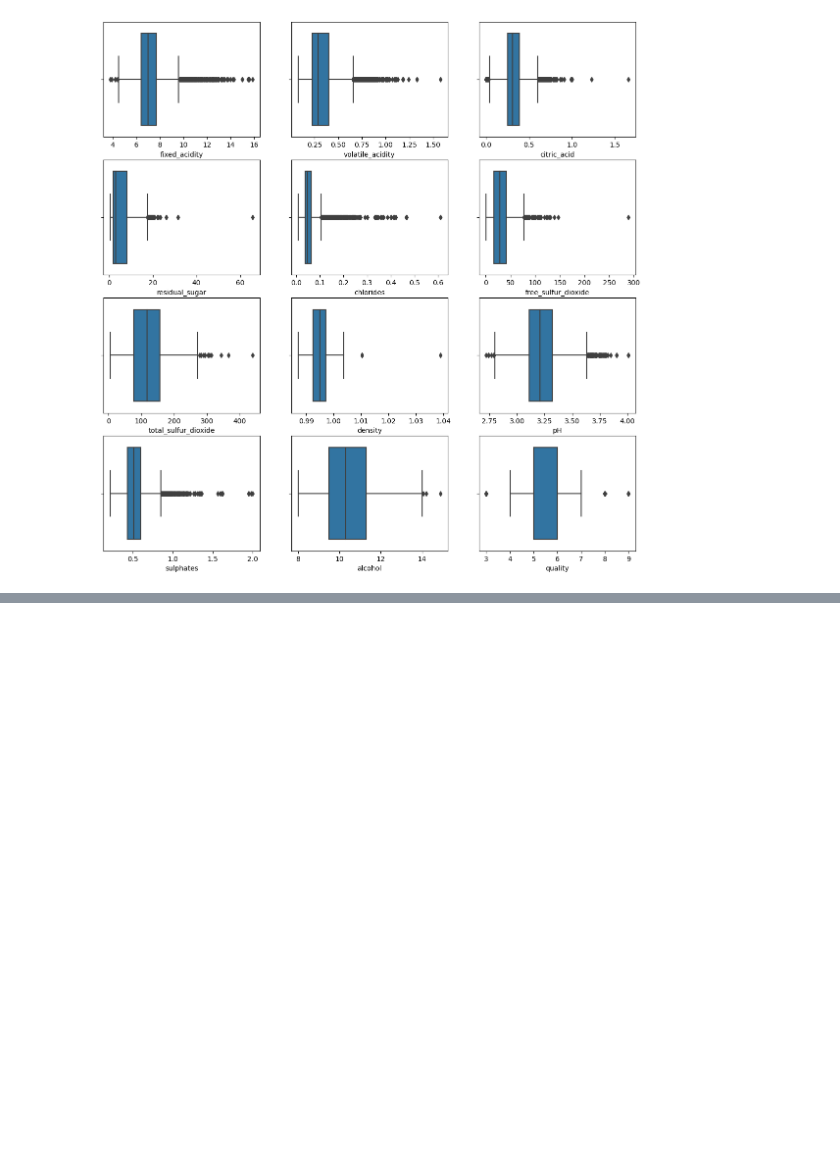
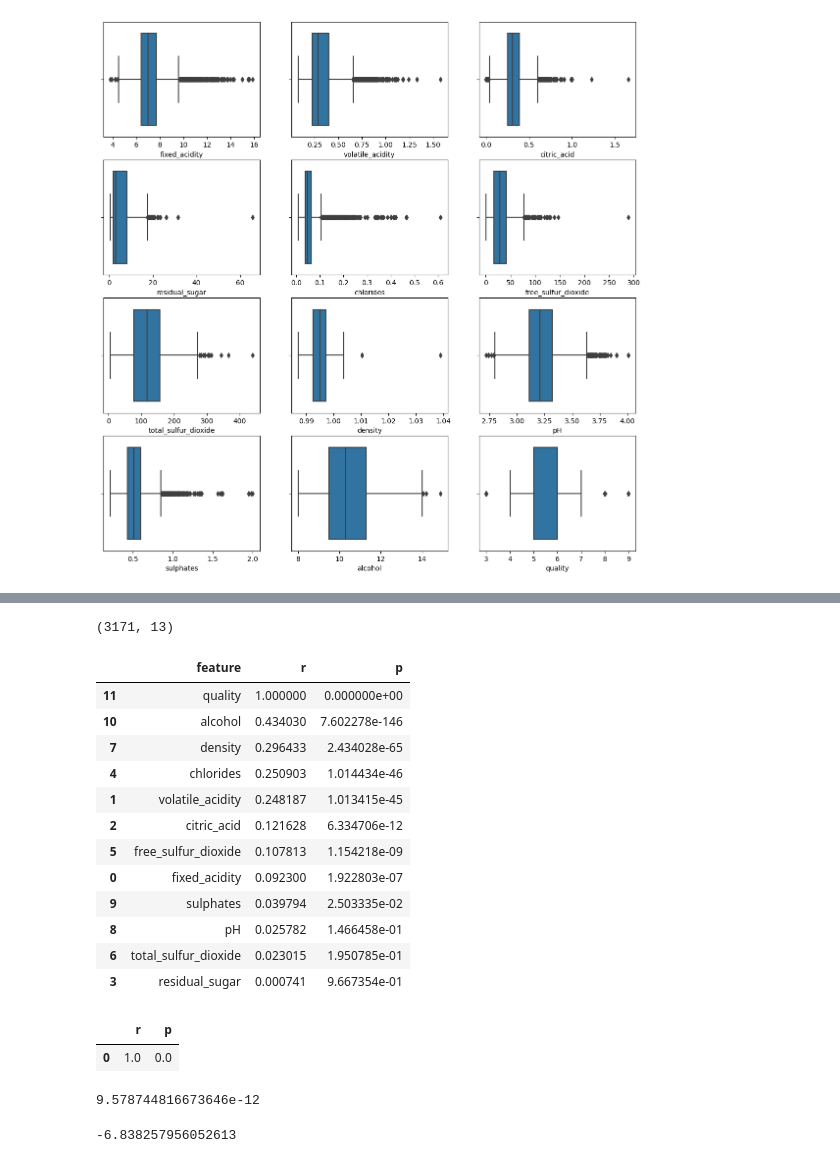
Before and after one commit to pagelwine/wine_project, a Jupyter notebook: wilson-scratch.ipynb, the cells around one changed output, grey strips where cells are left out. Saved outputs shown, nothing was run; the diff lists cells and outputs as text; code cells hidden in the pictures; blank space fills up the shorter version.

```diff
--- a/wilson-scratch.ipynb
+++ b/wilson-scratch.ipynb
@@ -51,2 +12,0 @@ red.head()
-# %%
-wines = pd.concat([white, red], axis=0)
@@ -119,6 +64,5 @@ for i, col in enumerate(wines.drop(columns='wine_type')):
 plt.show()
 # %% [output]
 [figure]
-# %%
-for col in wines.select_dtypes(include='number'):
-    col = col.
+# %%
+wines = w.prepare_data(wines)
@@ -124,0 +86,6 @@ for col in wines.select_dtypes(include='number'):
+# %%
+train, validate, test = w.split_data(wines)
+# %%
+train.shape
+# %% [output]
+(3171, 13)
@@ -124,0 +94,29 @@ for col in wines.select_dtypes(include='number'):
+# %%
+corr_df = pd.DataFrame({'feature': [],
+                        'r': [],
+                       'p': []})
+
+for i, col in enumerate(train.drop(columns='wine_type')):
+    r, p = stats.pearsonr(train[col], train['quality'])
+    corr_df.loc[i] = [col, abs(r), p]
+
+corr_df.sort_values(by='r', ascending=False)
+# %% [output]
+|  | feature | r | p |
+| 11 | quality | 1.000000 | 0.000000e+00 |
+| 10 | alcohol | 0.434030 | 7.602278e-146 |
+| 7 | density | 0.296433 | 2.434028e-65 |
+| 4 | chlorides | 0.250903 | 1.014434e-46 |
+| 1 | volatile_acidity | 0.248187 | 1.013415e-45 |
+| 2 | citric_acid | 0.121628 | 6.334706e-12 |
+| 5 | free_sulfur_dioxide | 0.107813 | 1.154218e-09 |
+| 0 | fixed_acidity | 0.092300 | 1.922803e-07 |
+| 9 | sulphates | 0.039794 | 2.503335e-02 |
+| 8 | pH | 0.025782 | 1.466458e-01 |
+| 6 | total_sulfur_dioxide | 0.023015 | 1.950785e-01 |
+| 3 | residual_sugar | 0.000741 | 9.667354e-01 |
+# %%
+pd.DataFrame({'r': [r], 'p': [p]})
+# %% [output]
+|  | r | p |
+| 0 | 1.0 | 0.0 |
@@ -124,0 +125,8 @@ for col in wines.select_dtypes(include='number'):
+# %%
+p
+# %% [output]
+9.578744816673646e-12
+# %%
+t
+# %% [output]
+-6.838257956052613
```
Also changed, not shown: parts of 21 cells of this notebook.
